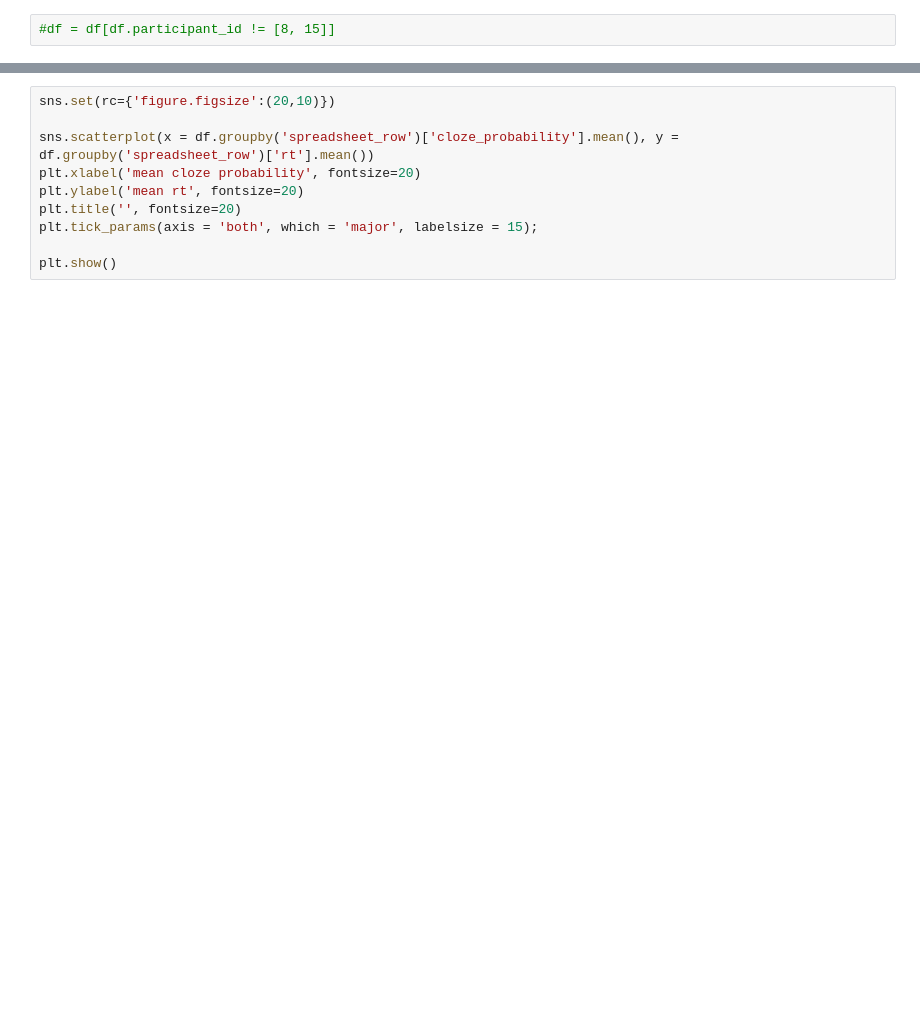
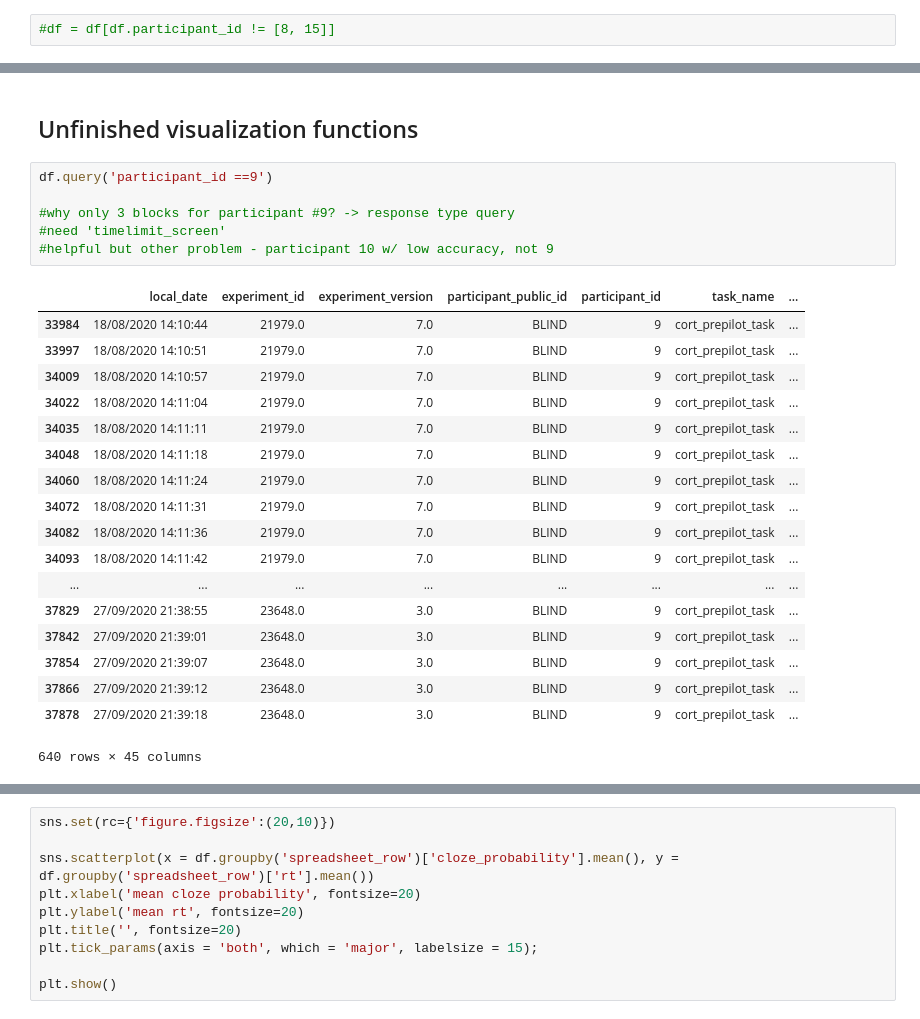
Before and after one commit to sbruinsma1/cort_language, a Jupyter notebook: notebooks/experiment_ana_visualization.ipynb, the cells around one changed output, grey strips where cells are left out. Cells and saved outputs as stored; diff of their text form; blank space fills up the shorter version.

```diff
--- a/notebooks/experiment_ana_visualization.ipynb
+++ b/notebooks/experiment_ana_visualization.ipynb
@@ -83,0 +71,27 @@ cort.accuracy_by_condition(df)
+# %% [markdown]
+## Unfinished visualization functions
+# %%
+df.query('participant_id ==9')
+
+#why only 3 blocks for participant #9? -> response type query
+#need 'timelimit_screen'
+#helpful but other problem - participant 10 w/ low accuracy, not 9
+# %% [output]
+|  | local_date | experiment_id | experiment_version | participant_public_id | participant_id | task_name | ... |
+| 33984 | 18/08/2020 14:10:44 | 21979.0 | 7.0 | BLIND | 9 | cort_prepilot_task | ... |
+| 33997 | 18/08/2020 14:10:51 | 21979.0 | 7.0 | BLIND | 9 | cort_prepilot_task | ... |
+| 34009 | 18/08/2020 14:10:57 | 21979.0 | 7.0 | BLIND | 9 | cort_prepilot_task | ... |
+| 34022 | 18/08/2020 14:11:04 | 21979.0 | 7.0 | BLIND | 9 | cort_prepilot_task | ... |
+| 34035 | 18/08/2020 14:11:11 | 21979.0 | 7.0 | BLIND | 9 | cort_prepilot_task | ... |
+| 34048 | 18/08/2020 14:11:18 | 21979.0 | 7.0 | BLIND | 9 | cort_prepilot_task | ... |
+| 34060 | 18/08/2020 14:11:24 | 21979.0 | 7.0 | BLIND | 9 | cort_prepilot_task | ... |
+| 34072 | 18/08/2020 14:11:31 | 21979.0 | 7.0 | BLIND | 9 | cort_prepilot_task | ... |
+| 34082 | 18/08/2020 14:11:36 | 21979.0 | 7.0 | BLIND | 9 | cort_prepilot_task | ... |
+| 34093 | 18/08/2020 14:11:42 | 21979.0 | 7.0 | BLIND | 9 | cort_prepilot_task | ... |
+| ... | ... | ... | ... | ... | ... | ... | ... |
+| 37829 | 27/09/2020 21:38:55 | 23648.0 | 3.0 | BLIND | 9 | cort_prepilot_task | ... |
+| 37842 | 27/09/2020 21:39:01 | 23648.0 | 3.0 | BLIND | 9 | cort_prepilot_task | ... |
+| 37854 | 27/09/2020 21:39:07 | 23648.0 | 3.0 | BLIND | 9 | cort_prepilot_task | ... |
+| 37866 | 27/09/2020 21:39:12 | 23648.0 | 3.0 | BLIND | 9 | cort_prepilot_task | ... |
+| 37878 | 27/09/2020 21:39:18 | 23648.0 | 3.0 | BLIND | 9 | cort_prepilot_task | ... |
+640 rows × 45 columns
```
Also changed, not shown: parts of 15 cells of this notebook, 4 other files.
